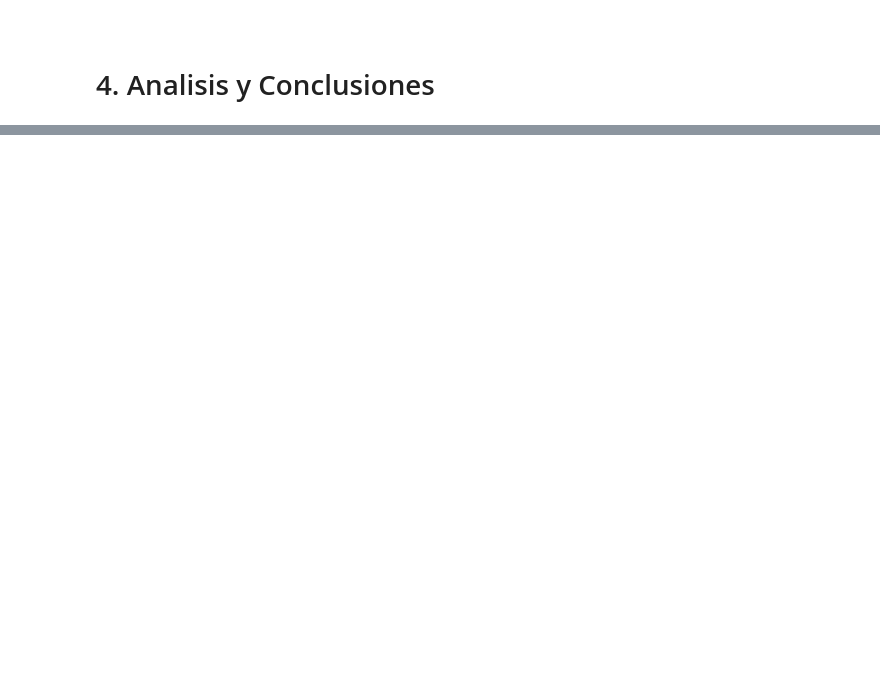
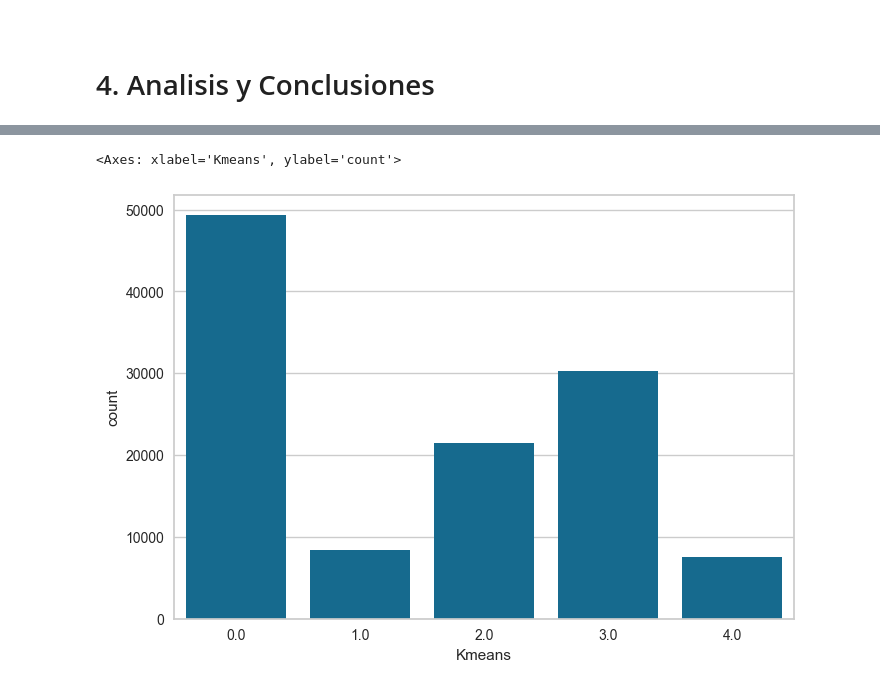
Before and after one commit to ingvamartinez/Clustering_MeLi, a Jupyter notebook: Notebooks/1_Clusterizacion_v1.ipynb, the cells around one changed output, grey strips where cells are left out. Saved outputs shown, nothing was run; the diff lists cells and outputs as text; code cells hidden in the pictures; blank space fills up the shorter version.

```diff
--- a/Notebooks/1_Clusterizacion_v1.ipynb
+++ b/Notebooks/1_Clusterizacion_v1.ipynb
@@ -919,7 +919,7 @@ Data columns (total 18 columns):
 dtypes: float64(2), int32(1), int64(14), object(1)
 memory usage: 5.3+ MB
 # %%
-df_resultado=dfv5[['seller_nickname','Kmeans','AgC']].reset_index()
+df_resultado=dfv5[['seller_nickname','Kmeans','AgC','count']].reset_index()
 df_resultado.info()
 # %% [output]
 <class 'pandas.core.frame.DataFrame'>
@@ -936,5 +937,7 @@ memory usage: 1.1+ MB
 # %%
-df_meli=pd.merge(left=DF, right=df_resultado, on='seller_nickname', how='left')
+df_meli = pd.merge(left=DF, right=df_resultado, on='seller_nickname', how='left')
+df_meli = df_meli.drop('index', axis=1)
+df_meli = df_meli.rename(columns={'count':'products'})
 df_meli.head(5)
 # %% [output]
 |  | tim_day | seller_nickname | titulo | seller_reputation | stock | logistic_type | condition | ... |
@@ -1022,0 +1055,6 @@ memory usage: 15.3+ MB
+# %%
+#Distribucion de los clusters
+sns.countplot(x=df_meli2['Kmeans'])
+# %% [output]
+<Axes: xlabel='Kmeans', ylabel='count'>
+[figure, added]
```
Also changed, not shown: parts of 12 cells of this notebook, 10 other files.
